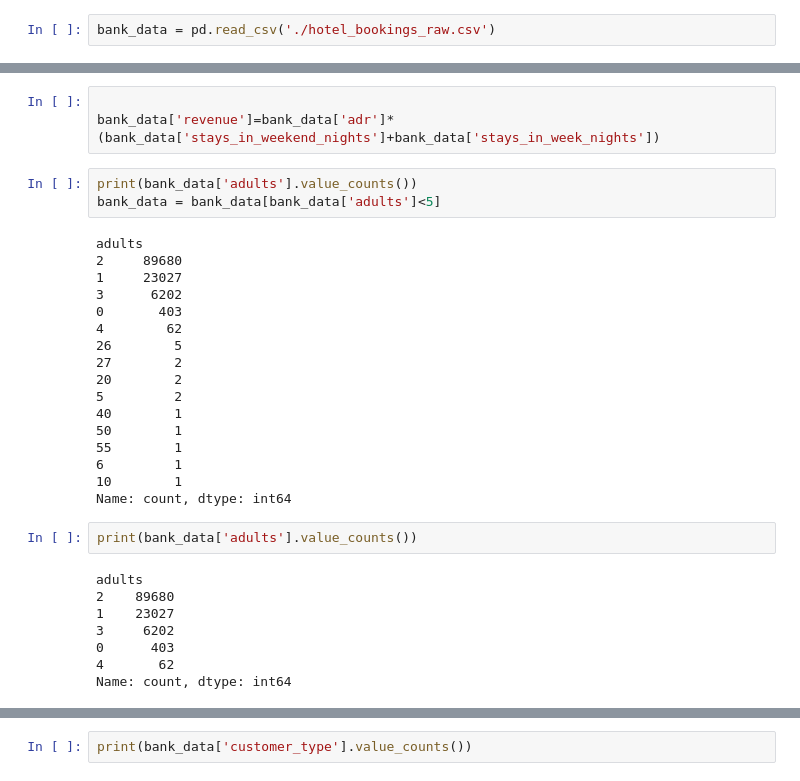
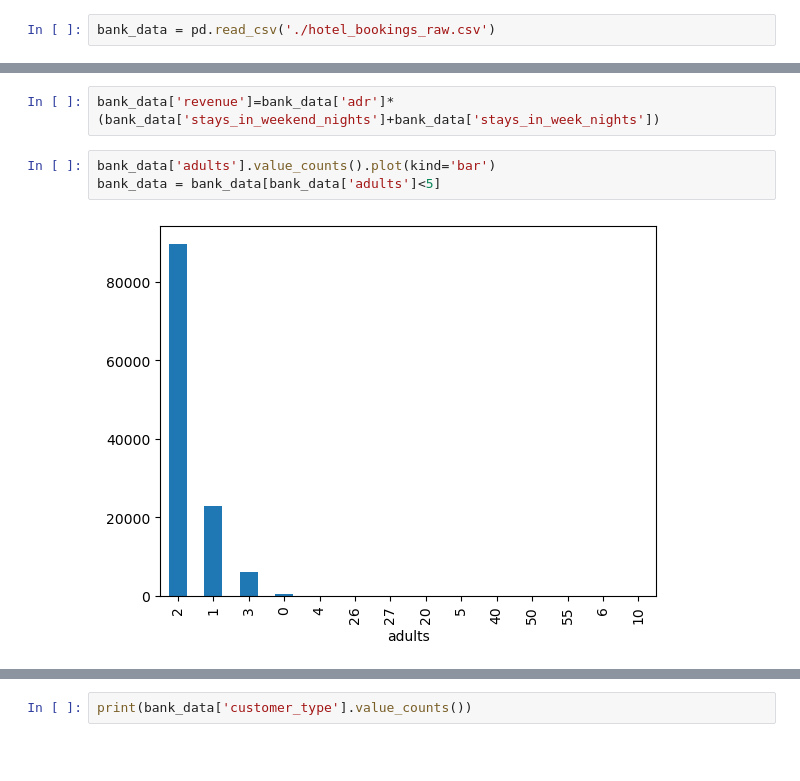
Before and after one commit to jbrunsell/Fintech-Project-1, a Jupyter notebook: data_clean_explore.ipynb, the cells around one changed output, grey strips where cells are left out. Saved outputs shown, nothing was run; the diff lists cells and outputs as text; blank space fills up the shorter version.

```diff
--- a/data_clean_explore.ipynb
+++ b/data_clean_explore.ipynb
@@ -41,33 +27,7 @@ bank_data.head()
 # %%
-
 bank_data['revenue']=bank_data['adr']*(bank_data['stays_in_weekend_nights']+bank_data['stays_in_week_nights'])
 # %%
-print(bank_data['adults'].value_counts())
+bank_data['adults'].value_counts().plot(kind='bar')
 bank_data = bank_data[bank_data['adults']<5]
 # %% [output]
-adults
-2     89680
-1     23027
-3      6202
-0       403
-4        62
-26        5
-27        2
-20        2
-5         2
-40        1
-50        1
-55        1
-6         1
-10        1
-Name: count, dtype: int64
+[figure, added]
-# %%
-print(bank_data['adults'].value_counts())
-# %% [output]
-adults
-2    89680
-1    23027
-3     6202
-0      403
-4       62
-Name: count, dtype: int64
```
Also changed, not shown: parts of 25 cells of this notebook, 2 other files.
